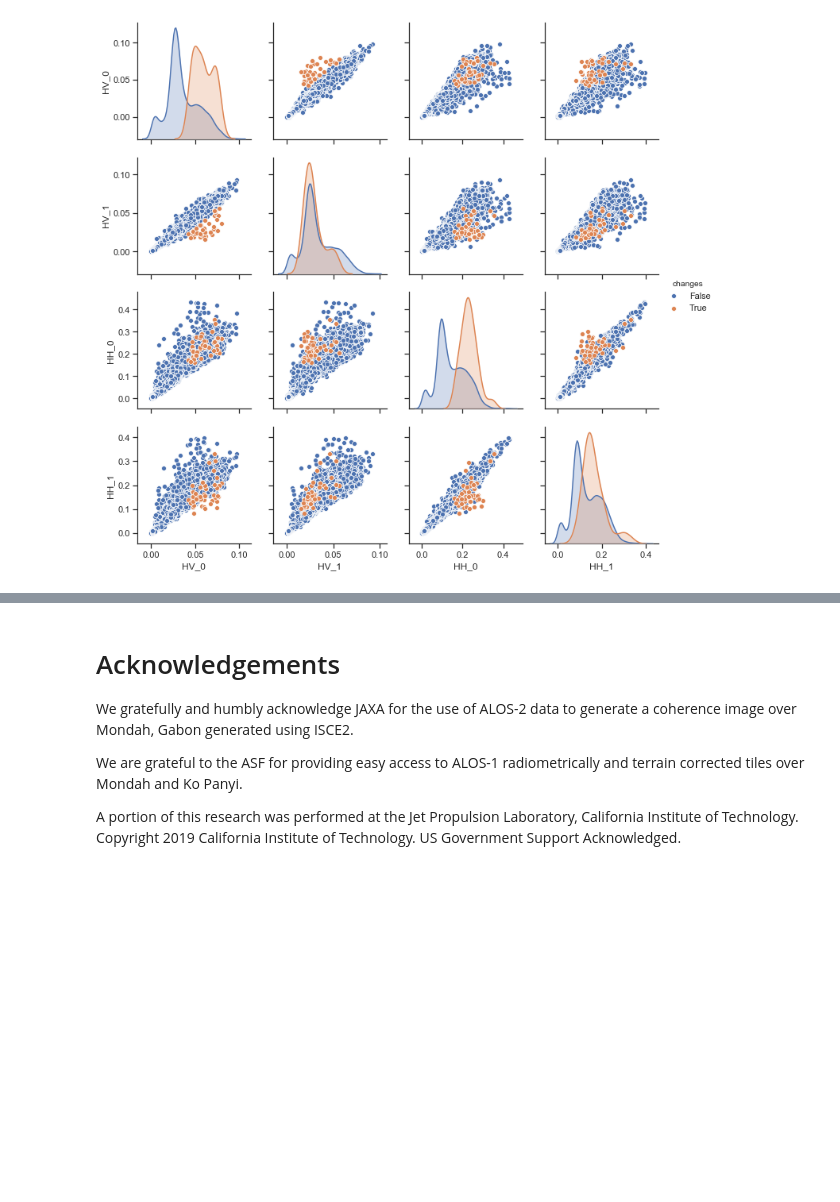
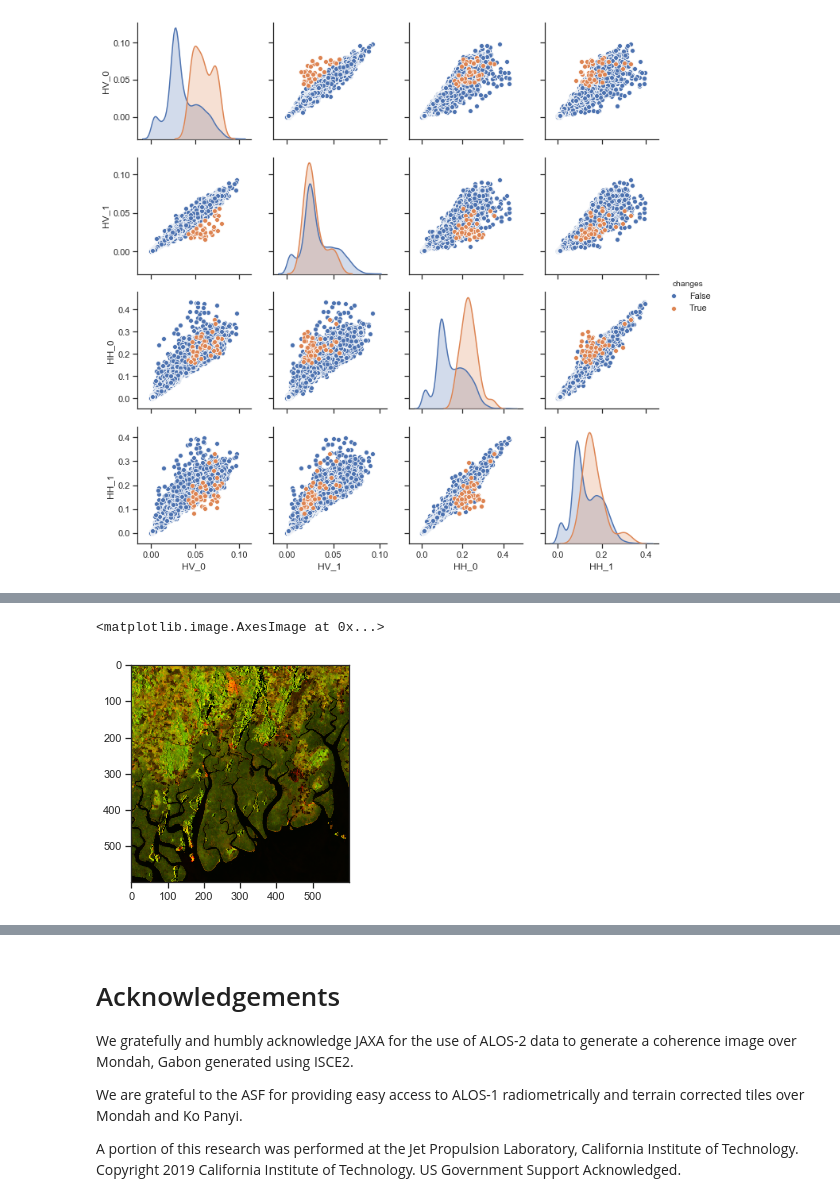
Before and after one commit to simard-landscape-lab/sari-tutorial, a Jupyter notebook: 8_Change_Detection/8_Change_Detection_no_solutions.ipynb, the cells around one changed output, grey strips where cells are left out. Drawn from its saved outputs; the diff is of its cells as text; code cells hidden in the pictures; blank space fills up the shorter version.

```diff
--- a/8_Change_Detection/8_Change_Detection_no_solutions.ipynb
+++ b/8_Change_Detection/8_Change_Detection_no_solutions.ipynb
@@ -274,0 +285,9 @@ sns.pairplot(df,
+# %%
+rgb_temp = bands_tv[:2] + [bands_tv[0] / (bands_tv[1] + .00001)]
+rgb_temp = list(map(scale_img, rgb_temp))
+rgb_0 = scale_img(np.stack(rgb_temp, axis=2))
+
+plt.imshow(rgb_0)
+# %% [output]
+<matplotlib.image.AxesImage at 0x...>
+[figure, added]
```
Also changed, not shown: parts of 14 cells of this notebook, 2 other files.
